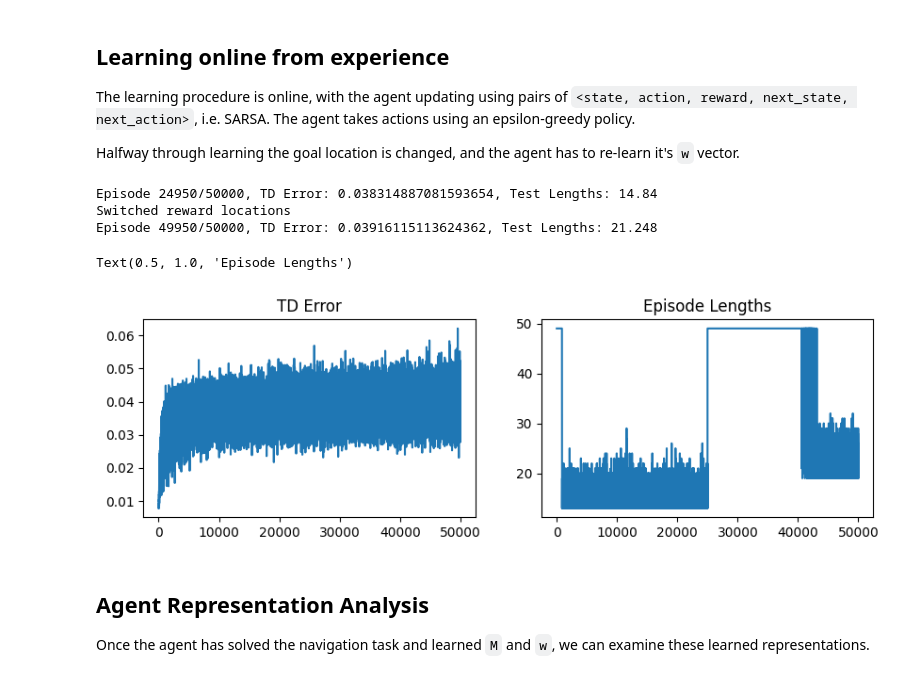
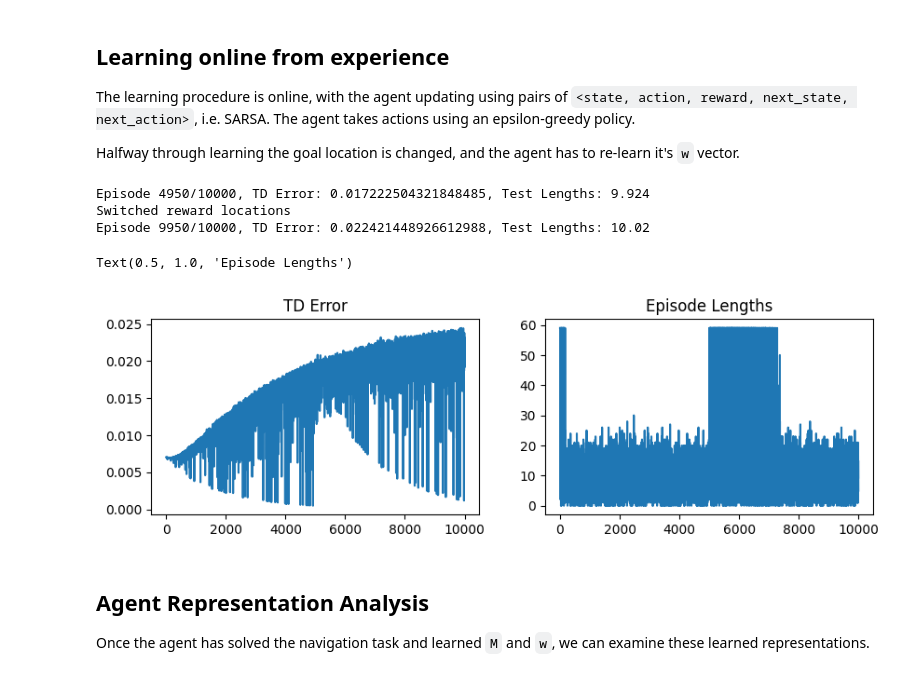
Before and after one commit to SergioFrasco/successor_examples, a Jupyter notebook: SR-SARSA.ipynb, the cells around one changed output. Saved outputs shown, nothing was run; the diff lists cells and outputs as text; code cells hidden in the pictures.

```diff
--- a/SR-SARSA.ipynb
+++ b/SR-SARSA.ipynb
@@ -19,7 +19,7 @@ cmap.set_bad(color='white')
 We will use a simple tabular gridworld environment. It has a number of different patterns for the walls. In this case, we will use the `four_rooms` pattern. Note: the agent position is marked in red, the walls are marked in blue, and the goal position is marked in green.
 # %%
 grid_size = 11
-pattern="four_rooms"
+pattern="empty"
 env = SimpleGrid(grid_size, block_pattern=pattern, obs_mode="index")
 env.reset(agent_pos=[0,0], goal_pos=[0, grid_size-1])
 plt.imshow(env.grid)
@@ -87,11 +87,22 @@ The learning procedure is online, with the agent updating using pairs of `<state
 
 Halfway through learning the goal location is changed, and the agent has to re-learn it's `w` vector.
 # %%
-train_episode_length = 50
-test_episode_length = 50
-episodes = 100000
-gamma = 0.95
-lr = 5e-2
+# Helper Function for respawn point generation
+def random_valid_position(env):
+    # Create a list of all valid positions
+    valid_positions = [
+        [x, y] for x in range(env.grid_size) for y in range(env.grid_size)
+        if [x, y] not in env.blocks
+    ]
+
+    # Randomly select a position from the list of valid positions
+    return valid_positions[np.random.randint(len(valid_positions))]
+
+train_episode_length = 60
+test_episode_length = 60
+episodes = 10000
+gamma = 0.85
+lr = 0.01
 train_epsilon = 1.0
 test_epsilon = 0.1
 
@@ -104,7 +115,8 @@ lifetime_td_errors = []
 
 for i in range(episodes):
     # Train phase
-    agent_start = [0,0]
+    # agent_start = [0,0]
+    agent_start = random_valid_position(env)
     if i < episodes // 2:
         goal_pos = [0, grid_size-1]
     else:
@@ -133,36 +145,36 @@ for i in range(episodes):
 
     # Test phase
     env.reset(agent_pos=agent_start, goal_pos=goal_pos)
     state = env.observation
     for j in range(test_episode_length):
         action = agent.sample_action(state, epsilon=test_epsilon)
         reward = env.step(action)
         state_next = env.observation
         test_experiences.append([state, action, state_next, reward])
         state = state_next
         if env.done:
             break
     test_lengths.append(j)
 
     if i % 50 == 0:
         print('\rEpisode {}/{}, TD Error: {}, Test Lengths: {}'
               .format(i, episodes, np.mean(lifetime_td_errors[-50:]),
                       np.mean(test_lengths[-50:])), end='')
 
 fig = plt.figure(figsize=(10, 6))
 
 ax = fig.add_subplot(2, 2, 1)
 ax.plot(lifetime_td_errors)
 ax.set_title("TD Error")
 ax = fig.add_subplot(2, 2, 2)
 ax.plot(test_lengths)
 ax.set_title("Episode Lengths")
 # %% [output]
-Episode 24950/50000, TD Error: 0.038314887081593654, Test Lengths: 14.84
+Episode 4950/10000, TD Error: 0.017222504321848485, Test Lengths: 9.924
 Switched reward locations
-Episode 49950/50000, TD Error: 0.03916115113624362, Test Lengths: 21.248
+Episode 9950/10000, TD Error: 0.022421448926612988, Test Lengths: 10.02
 Text(0.5, 1.0, 'Episode Lengths')
-[figure, old version]
+[figure, new version]
 # %% [markdown]
 ## Agent Representation Analysis
 
```
Also changed, not shown: parts of 13 cells of this notebook, 1 other file.
